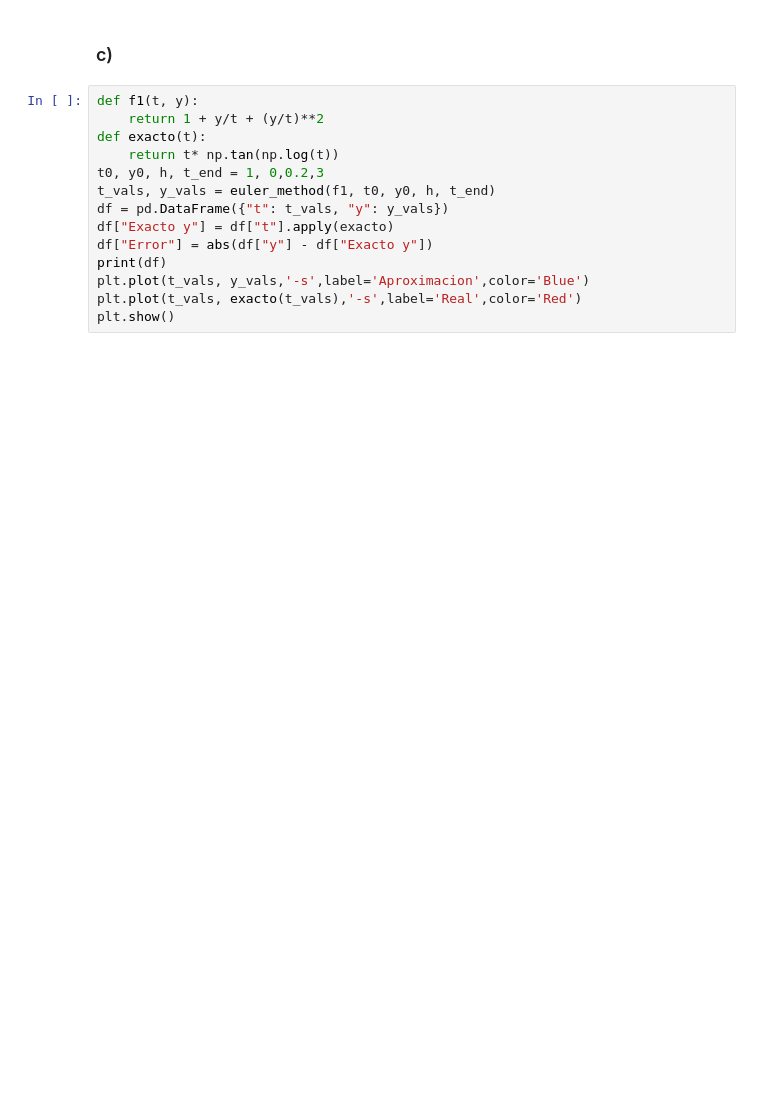
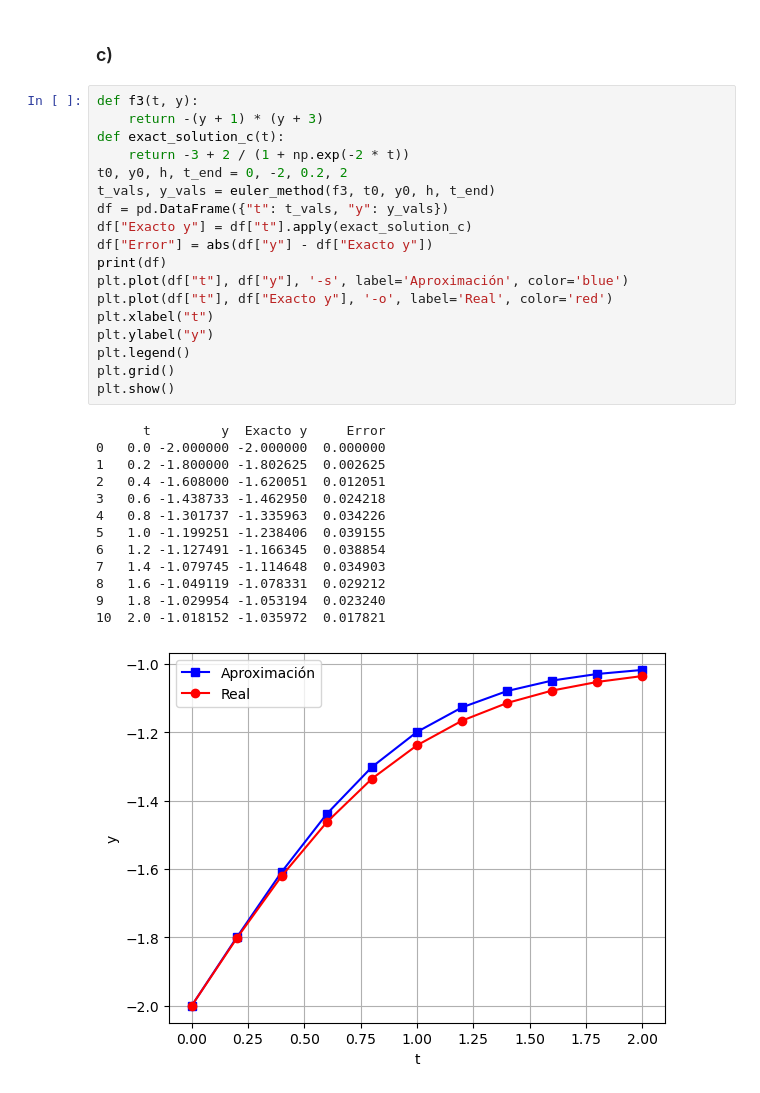
Before and after one commit to Boris-epn/tarea-12, a Jupyter notebook: tarea12.ipynb, the cells around one changed output. Saved outputs shown, nothing was run; the diff lists cells and outputs as text; blank space fills up the shorter version.

```diff
--- a/tarea12.ipynb
+++ b/tarea12.ipynb
@@ -181,16 +183,34 @@ plt.show()
 # %% [markdown]
 ### c)
 # %%
-def f1(t, y):
-    return 1 + y/t + (y/t)**2
-def exacto(t):
-    return t* np.tan(np.log(t))
-t0, y0, h, t_end = 1, 0,0.2,3
-t_vals, y_vals = euler_method(f1, t0, y0, h, t_end)
+def f3(t, y):
+    return -(y + 1) * (y + 3)
+def exact_solution_c(t):
+    return -3 + 2 / (1 + np.exp(-2 * t))
+t0, y0, h, t_end = 0, -2, 0.2, 2
+t_vals, y_vals = euler_method(f3, t0, y0, h, t_end)
 df = pd.DataFrame({"t": t_vals, "y": y_vals})
-df["Exacto y"] = df["t"].apply(exacto)
+df["Exacto y"] = df["t"].apply(exact_solution_c)
 df["Error"] = abs(df["y"] - df["Exacto y"])
 print(df)
-plt.plot(t_vals, y_vals,'-s',label='Aproximacion',color='Blue')
-plt.plot(t_vals, exacto(t_vals),'-s',label='Real',color='Red')
+plt.plot(df["t"], df["y"], '-s', label='Aproximación', color='blue')
+plt.plot(df["t"], df["Exacto y"], '-o', label='Real', color='red')
+plt.xlabel("t")
+plt.ylabel("y")
+plt.legend()
+plt.grid()
 plt.show()
+# %% [output]
+      t         y  Exacto y     Error
+0   0.0 -2.000000 -2.000000  0.000000
+1   0.2 -1.800000 -1.802625  0.002625
+2   0.4 -1.608000 -1.620051  0.012051
+3   0.6 -1.438733 -1.462950  0.024218
+4   0.8 -1.301737 -1.335963  0.034226
+5   1.0 -1.199251 -1.238406  0.039155
+6   1.2 -1.127491 -1.166345  0.038854
+7   1.4 -1.079745 -1.114648  0.034903
+8   1.6 -1.049119 -1.078331  0.029212
+9   1.8 -1.029954 -1.053194  0.023240
+10  2.0 -1.018152 -1.035972  0.017821
+[figure, added]
```
Also changed, not shown: parts of 13 cells of this notebook, 1 other file.
